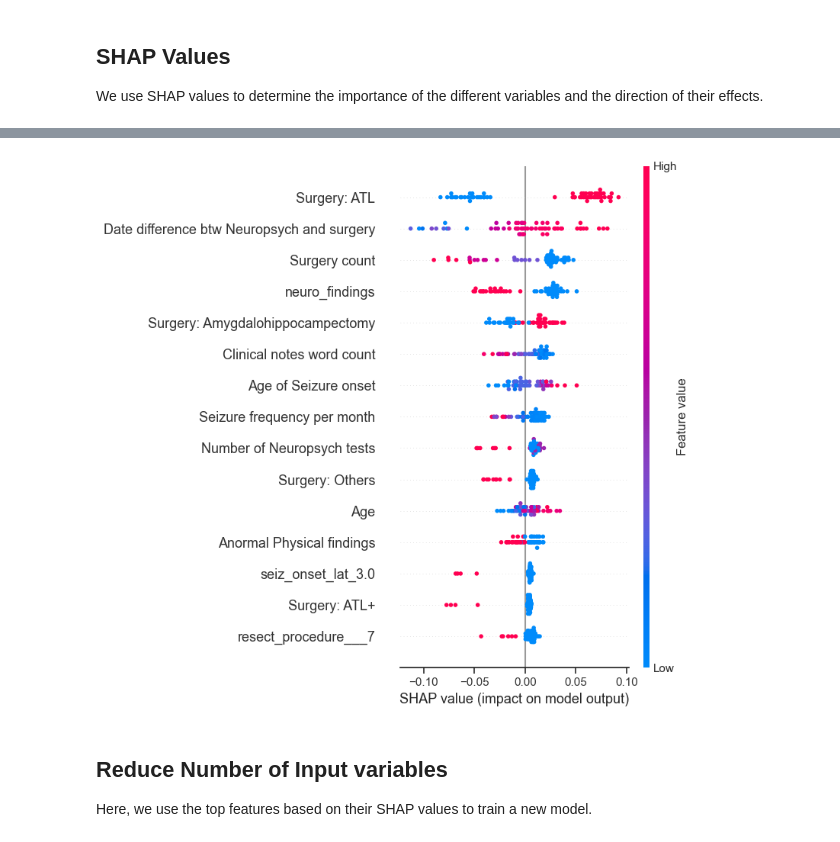
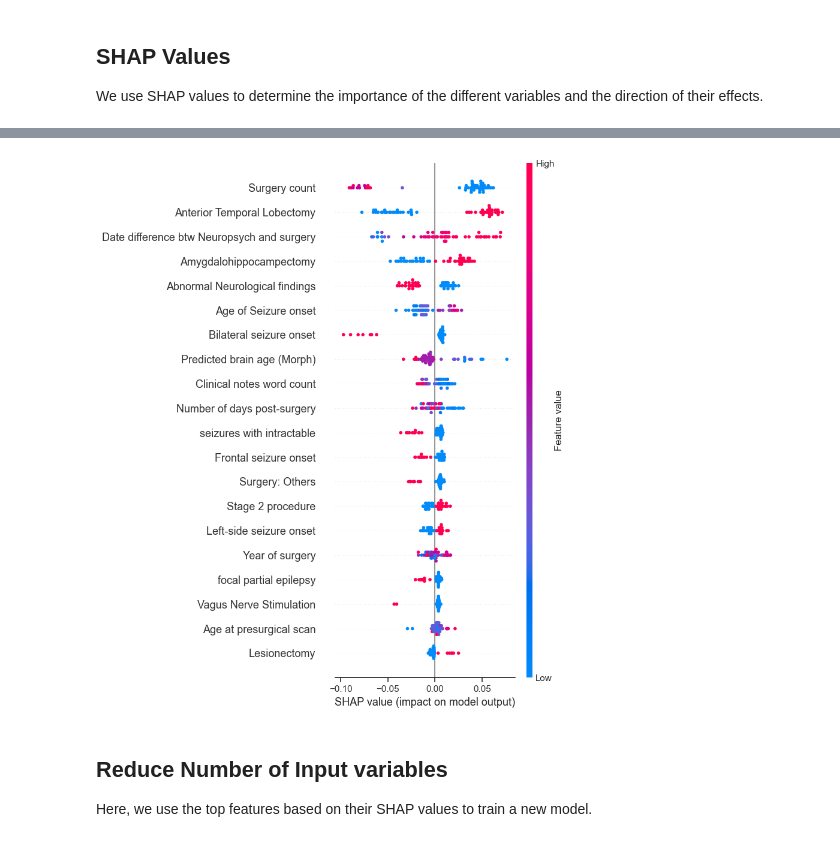
Before and after one commit to AmauryPelzer/Engel-outcome-prediction, a Jupyter notebook: notebooks/3. modeling/cl_modeling_binary.ipynb, the cells around one changed output, grey strips where cells are left out. Drawn from its saved outputs; the diff is of its cells as text; code cells hidden in the pictures.

```diff
--- a/notebooks/3. modeling/cl_modeling_binary.ipynb
+++ b/notebooks/3. modeling/cl_modeling_binary.ipynb
@@ -20,7 +23,7 @@ if (approach == "closest to dos") and pre_surgical:
     # Read dataframe
     wide_df = pd.read_csv("../../data/processed/preprocessed_ctd_pre.csv")
 
-elif (approach == "closest to dos"):
+elif approach == "closest to dos":
     # Read dataframe
     wide_df = pd.read_csv("../../data/processed/preprocessed_ctd.csv")
 
@@ -29,4 +32,4 @@ else:
     wide_df = pd.read_csv("../../data/processed/preprocessed_recent.csv")
 
 # Read dataframe
-#wide_df = pd.read_csv("../../data/processed/preprocessed_df.csv")
+# wide_df = pd.read_csv("../../data/processed/preprocessed_df.csv")
@@ -589,17 +840,16 @@ from sklearn.metrics import roc_auc_score
 from sklearn.model_selection import GridSearchCV
 
 
-param_grid = {'n_estimators': np.linspace(5, 115, 15, dtype=int),
-               'max_depth': np.linspace(2, 10, 10, dtype=int)}
+param_grid = {
+    "n_estimators": np.linspace(5, 115, 15, dtype=int),
+    "max_depth": np.linspace(2, 5, 4, dtype=int),
+}
 
 clf = RandomForestClassifier(random_state=42)
 
 cv = StratifiedKFold(n_splits=10, random_state=42, shuffle=True)
 
-clf_cv = GridSearchCV(clf, param_grid,
-                      cv=10,
-                      scoring="roc_auc",
-                      n_jobs=-1)
+clf_cv = GridSearchCV(clf, param_grid, cv=10, scoring="roc_auc", n_jobs=-1)
 
 # Fit the model
 clf_cv.fit(X_train_processed, y_train)
@@ -674,6 +958,9 @@ Testing AUC: 0.7510775862068966
 # %%
 # Update column names by removing "remainder__" and "pipeline__" prefixes
-X_test_processed.columns = [col.replace("remainder__", "").replace("pipeline__", "") for col in X_test_processed.columns]
+X_test_processed.columns = [
+    col.replace("remainder__", "").replace("pipeline__", "")
+    for col in X_test_processed.columns
+]
 # %% [markdown]
 ## SHAP Values
 
@@ -691,33 +978,48 @@ IProgress not found. Please update jupyter and ipywidgets. See https://ipywidget
 # %%
 import shap
 
 # Update column names by removing "remainder__" and "pipeline__" prefixes
-X_test_processed.columns = [col.replace("remainder__", "").replace("pipeline__", "") for col in X_test_processed.columns]
+X_test_processed.columns = [
+    col.replace("remainder__", "").replace("pipeline__", "")
+    for col in X_test_processed.columns
+]
 
-change_column_name = {"resect_procedure___2":"Surgery: ATL",
-                      "resect_procedure___3":"Surgery: ATL+",
-                      "resect_procedure___4":"Surgery: Amygdalohippocampectomy",
-                      "resect_procedure___5":"Surgery: Lesionectomy",
-                      "resect_procedure___15":"Surgery: Others",
-                      "surgical_information":"Surgery count",
-                      "age_of_onset":"Age of Seizure onset",
-                      "freq_per_month":"Seizure frequency per month",
-                      "age":"Age",
-                      "neuropsychological_testing":"Number of Neuropsych tests",
-                      "seizure_notes_word_cnt":"Clinical notes word count",
-                      "eo_days_postsurg":"Number of days post-surgery",
-                      "phys_findings":"Anormal Physical findings",
-                      "date_diff_neuropsychological_testing":"Date difference btw Neuropsych and surgery"
-                      }
+change_column_name = {
+    "resect_procedure___2": "Anterior Temporal Lobectomy",
+    "resect_procedure___3": "Anterior Temporal Lobectomy plus",
+    "resect_procedure___4": "Amygdalohippocampectomy",
+    "resect_procedure___5": "Lesionectomy",
+    "resect_procedure___10": "Vagus Nerve Stimulation",
+    "resect_procedure___15": "Surgery: Others",
+    "surgical_information": "Surgery count",
+    "seiz_onset_zone___1": "Frontal seizure onset",
+    "age_of_onset": "Age of Seizure onset",
+    "freq_per_month": "Seizure frequency per month",
+    "age": "Age",
+    "resect_pt_age": "Age at surgery",
+    "BA_pred": "Predicted brain age (Morph)",
+    "eo_year_surg":"Year of surgery",
+    "neuropsychological_testing": "Number of Neuropsych tests",
+    "seizure_notes_word_cnt": "Clinical notes word count",
+    "eo_days_postsurg": "Number of days post-surgery",
+    "phys_findings": "Abnormal Physical findings",
+    "neuro_findings": "Abnormal Neurological findings",
+    "date_diff_neuropsychological_testing": "Date difference btw Neuropsych and surgery",
+    "presurg_scan_age":"Age at presurgical scan",
+    "seiz_onset_lat_1.0":"Left-side seizure onset",
+    "seiz_onset_lat_2.0":"Right-side seizure onset",
+    "seiz_onset_lat_3.0":"Bilateral seizure onset",
+    "surg_stage_2.0":"Stage 2 procedure"
+}
 
 X_test_processed_name = X_test_processed.rename(columns=change_column_name)
 
 explainer = shap.TreeExplainer(clf_cv.best_estimator_)
 shap_values = explainer.shap_values(X_test_processed)
 
-shap.summary_plot(shap_values[1], X_test_processed_name, max_display=15)
+shap.summary_plot(shap_values[1], X_test_processed_name, max_display=20)
 # %% [output]
-[figure, old version]
+[figure, new version]
 # %% [markdown]
 ## Reduce Number of Input variables
 
```
Also changed, not shown: parts of 46 cells of this notebook, 1 other file.
